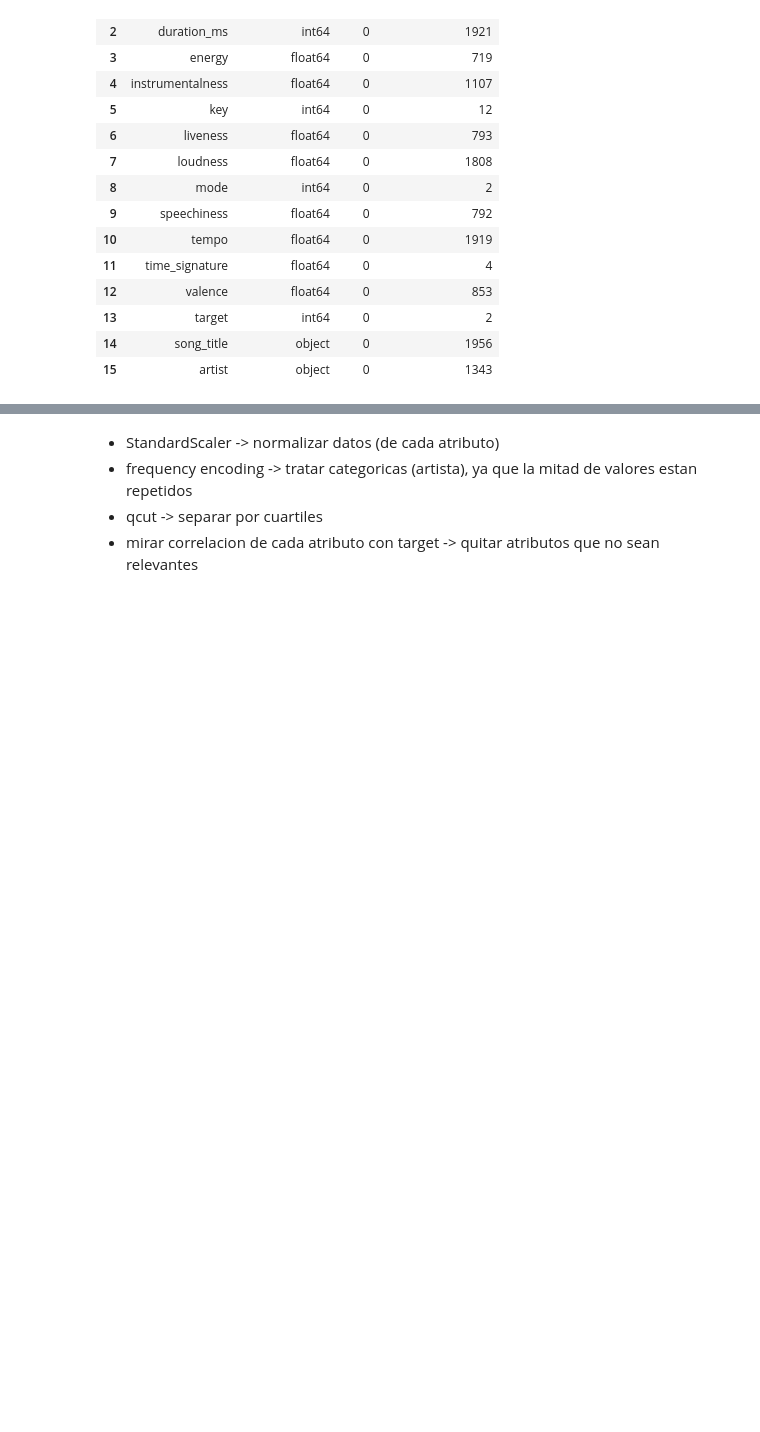
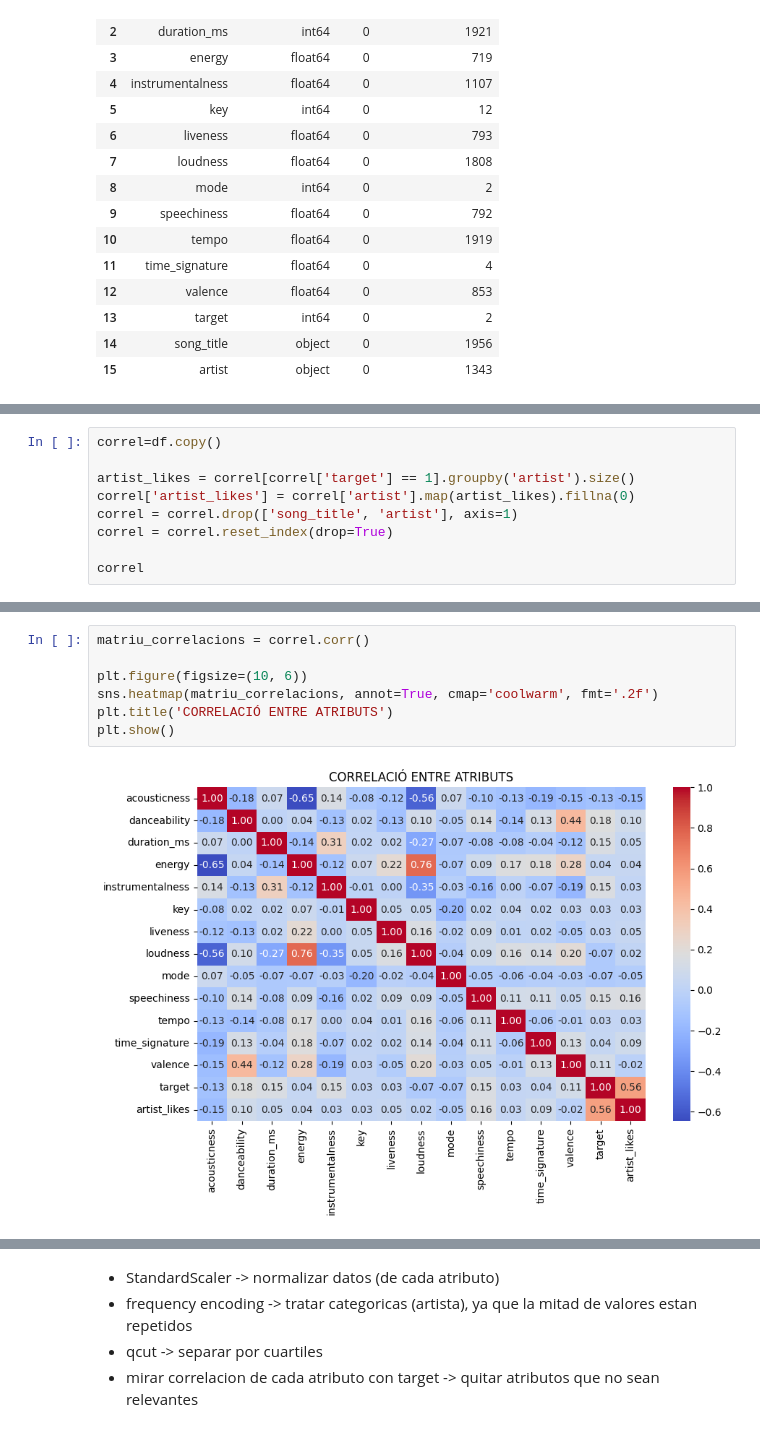
Before and after one commit to laranyeta/APC-Kaggle, a Jupyter notebook: APC_Kaggle_SpotifySongAttributes.ipynb, the cells around one changed output, grey strips where cells are left out. Cells and saved outputs as stored; diff of their text form; blank space fills up the shorter version.

```diff
--- a/APC_Kaggle_SpotifySongAttributes.ipynb
+++ b/APC_Kaggle_SpotifySongAttributes.ipynb
@@ -112,0 +130,9 @@ tipus
+# %%
+correl=df.copy()
+
+artist_likes = correl[correl['target'] == 1].groupby('artist').size()
+correl['artist_likes'] = correl['artist'].map(artist_likes).fillna(0)
+correl = correl.drop(['song_title', 'artist'], axis=1)
+correl = correl.reset_index(drop=True)
+
+correl
@@ -112,0 +153,9 @@ tipus
+# %%
+matriu_correlacions = correl.corr()
+
+plt.figure(figsize=(10, 6))
+sns.heatmap(matriu_correlacions, annot=True, cmap='coolwarm', fmt='.2f')
+plt.title('CORRELACIÓ ENTRE ATRIBUTS')
+plt.show()
+# %% [output]
+[figure, added]
```
Also changed, not shown: parts of 14 cells of this notebook.
